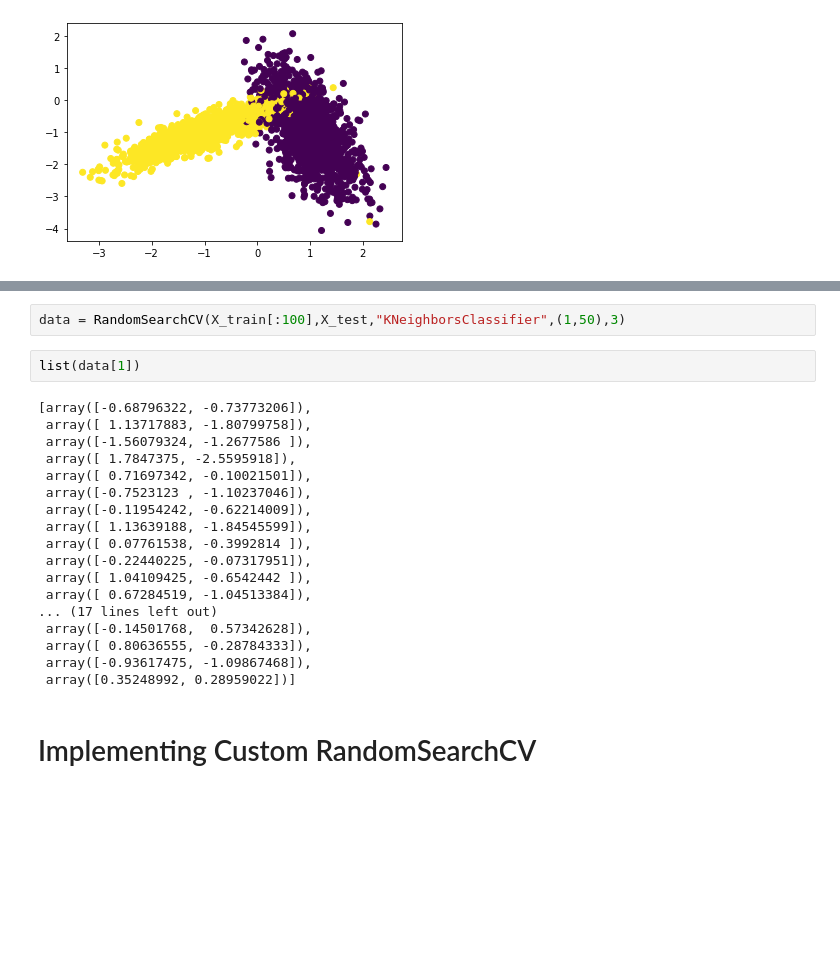
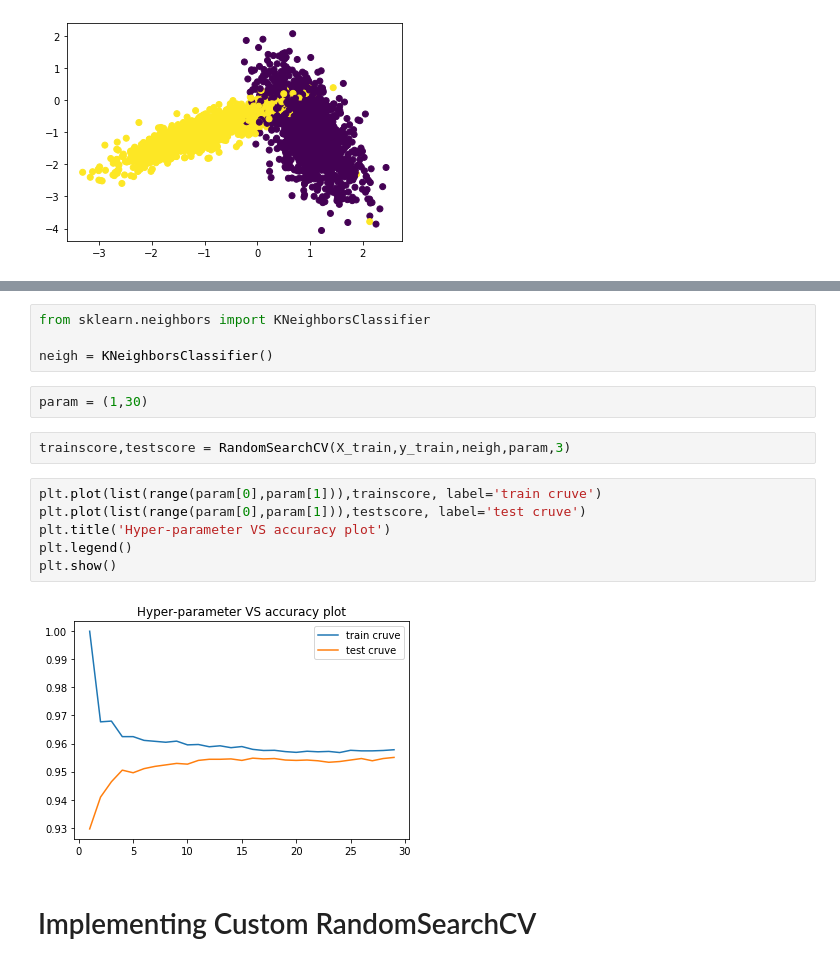
Before and after one commit to ishanks06/MachineLearning, a Jupyter notebook: Assignment_4.ipynb, the cells around one changed output, grey strips where cells are left out. Drawn from its saved outputs; the diff is of its cells as text; blank space fills up the shorter version.

```diff
--- a/Assignment_4.ipynb
+++ b/Assignment_4.ipynb
@@ -57,25 +89,19 @@ def RandomSearchCV(x_train,y_train,classifier, param_range, folds):
-# %%
-data = RandomSearchCV(X_train[:100],X_test,"KNeighborsClassifier",(1,50),3)
-# %%
-list(data[1])
-# %% [output]
-[array([-0.68796322, -0.73773206]),
- array([ 1.13717883, -1.80799758]),
- array([-1.56079324, -1.2677586 ]),
- array([ 1.7847375, -2.5595918]),
- array([ 0.71697342, -0.10021501]),
- array([-0.7523123 , -1.10237046]),
- array([-0.11954242, -0.62214009]),
- array([ 1.13639188, -1.84545599]),
- array([ 0.07761538, -0.3992814 ]),
- array([-0.22440225, -0.07317951]),
- array([ 1.04109425, -0.6542442 ]),
- array([ 0.67284519, -1.04513384]),
-... (17 lines left out)
- array([-0.14501768,  0.57342628]),
- array([ 0.80636555, -0.28784333]),
- array([-0.93617475, -1.09867468]),
- array([0.35248992, 0.28959022])]
+# %%
+from sklearn.neighbors import KNeighborsClassifier
+
+neigh = KNeighborsClassifier()
+# %%
+param = (1,30)
+# %%
+trainscore,testscore = RandomSearchCV(X_train,y_train,neigh,param,3)
+# %%
+plt.plot(list(range(param[0],param[1])),trainscore, label='train cruve')
+plt.plot(list(range(param[0],param[1])),testscore, label='test cruve')
+plt.title('Hyper-parameter VS accuracy plot')
+plt.legend()
+plt.show()
+# %% [output]
+[figure, added]
 # %% [markdown]
 # Implementing Custom RandomSearchCV
 # %% [markdown]
```
Also changed, not shown: parts of 3 cells of this notebook.
